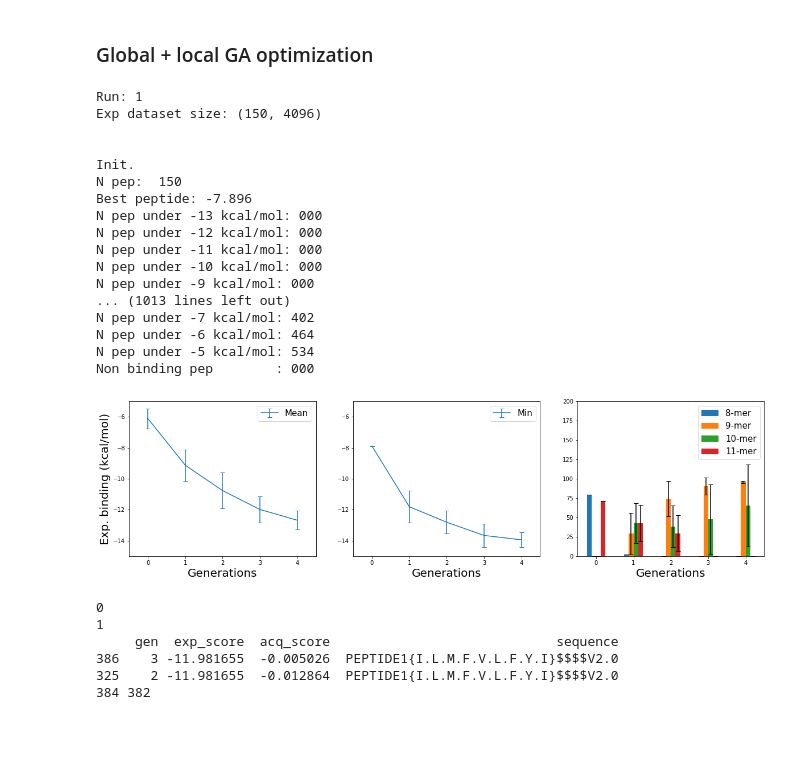
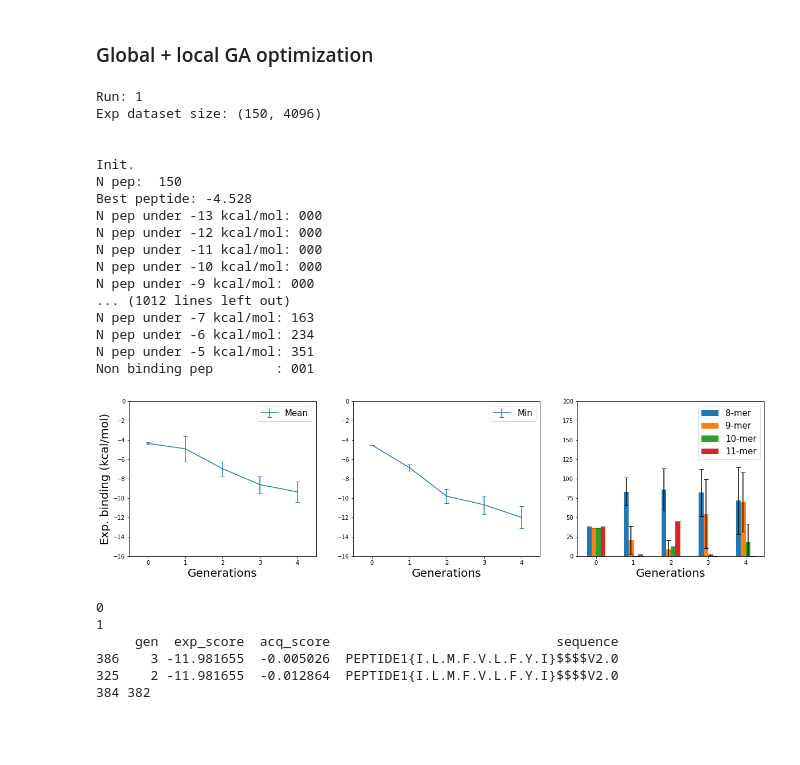
Before and after one commit to jeeberhardt/mobius, a Jupyter notebook: data/helm_ga/Untitled2.ipynb, the cells around one changed output. Cells and saved outputs as stored; diff of their text form; code cells hidden in the pictures.

Commit message:
Changed how the initial random peptides are generated

```diff
--- a/data/helm_ga/Untitled2.ipynb
+++ b/data/helm_ga/Untitled2.ipynb
@@ -761,11 +782,26 @@ PARMPFRRRAR [-1.40506211]
 # %%
-n_peptides = 150
-peptide_length = [8, 11]
-energy_bounds = [-8.2, -5] # about between 1 and 250 uM
-energy_cutoff = -5 # around 250 uM
+random_peptides = []
+random_peptide_scores = []
+
+n_peptides = [38, 37, 37, 38]
+peptide_length = [8, 9, 10, 11]
+energy_bounds = [-4.53, -4.11] # about between 500 uM and 1 mM
+energy_cutoff = -4.11 # 1 mM
+
+pssm_files = ['../mhc/IEDB_MHC_I-2.9_matx_smm_smmpmbec/smmpmbec_matrix/HLA-A-02:01-8.txt',
+              '../mhc/IEDB_MHC_I-2.9_matx_smm_smmpmbec/smmpmbec_matrix/HLA-A-02:01-9.txt',
+              '../mhc/IEDB_MHC_I-2.9_matx_smm_smmpmbec/smmpmbec_matrix/HLA-A-02:01-10.txt',
+              '../mhc/IEDB_MHC_I-2.9_matx_smm_smmpmbec/smmpmbec_matrix/HLA-A-02:01-11.txt']
+mps = MHCIPeptideScorer(pssm_files, mhci, energy_cutoff=energy_cutoff)
 
 # Generate random peptides
-random_peptides, random_peptide_scores = mps.generate_random_peptides(n_peptides, energy_bounds, peptide_length)
+for n, size in zip(n_peptides, peptide_length):
+    tmp_peptides, tmp_peptide_scores = mps.generate_random_peptides(n, energy_bounds, size)
+    random_peptides.append(tmp_peptides)
+    random_peptide_scores.append(tmp_peptide_scores)
+
+random_peptides = np.concatenate(random_peptides)
+random_peptide_scores = np.concatenate(random_peptide_scores)
 
 clusters = defaultdict(list)
 for i, sequence in enumerate(random_peptides):
@@ -773,6 +809,7 @@ for i, sequence in enumerate(random_peptides):
 print('Distribution:', ['%d: %d' % (k, len(clusters[k])) for k in sorted(clusters.keys())])
 print('')
 
+print(len(random_peptides))
 print(random_peptides)
 print(random_peptide_scores)
 # %% [output]
@@ -1060,7 +1097,7 @@ class DMTExperience:
             print('Init.')
             print('N pep: ', X_fps_exp.shape[0])
             print('Best peptide: %.3f' % y_exp.min())
-            for n in [-13, -12, -11, -10, -9, -8, -7, -6, -5]:
+            for n in [-13, -12, -11, -10, -9, -8]:
                 print('N pep under %d kcal/mol: %03d' % (n, y_exp[y_exp < n].shape[0]))
             print('Non binding pep        : %03d' % (y_exp[y_exp == 0.].shape[0]))
             print('\n')
@@ -1102,7 +1139,7 @@ class DMTExperience:
                 print('')
                 print('N pep: ', X_fps_exp.shape[0])
                 print('Best peptide: %.3f' % y_exp.min())
-                for n in [-13, -12, -11, -10, -9, -8,  -7, -6, -5]:
+                for n in [-13, -12, -11, -10, -9, -8]:
                     print('N pep under %d kcal/mol: %03d' % (n, y_exp[y_exp < n].shape[0]))
                 print('Non binding pep        : %03d' % (y_exp[y_exp == 0.].shape[0]))
                 print('')
@@ -1130,17 +1167,17 @@ Exp dataset size: (150, 4096)
 
 Init.
 N pep:  150
-Best peptide: -7.896
+Best peptide: -4.528
 N pep under -13 kcal/mol: 000
 N pep under -12 kcal/mol: 000
 N pep under -11 kcal/mol: 000
 N pep under -10 kcal/mol: 000
 N pep under -9 kcal/mol: 000
-... (1013 lines left out)
-N pep under -7 kcal/mol: 402
-N pep under -6 kcal/mol: 464
-N pep under -5 kcal/mol: 534
-Non binding pep        : 000
+... (1012 lines left out)
+N pep under -7 kcal/mol: 163
+N pep under -6 kcal/mol: 234
+N pep under -5 kcal/mol: 351
+Non binding pep        : 001
 # %%
 fig, axarr = plt.subplots(1, 3, sharex=True, figsize=(20, 5))
 
@@ -1176,37 +1213,37 @@ y = df.groupby(by=['sample', 'gen', 'length'])\
   .fillna(0)
 
 # fillna(0) to avoid NaN otherwise removed when pivoting...
 errors = df.groupby(by=['sample', 'gen', 'length'])\
   .agg(['count'])['exp_score']\
   .groupby(['gen', 'length'])\
   .std()\
   .fillna(0)\
   .pivot_table(['count'], ['gen'], 'length')\
   .reset_index()\
   .fillna(0)
 
 y.plot.bar(x='gen', yerr=errors, ax=axarr[2], capsize=4, rot=0, fontsize=10)
 
 axarr[0].set_xlabel('Generations', fontsize=20)
 axarr[1].set_xlabel('Generations', fontsize=20)
 axarr[2].set_xlabel('Generations', fontsize=20)
 axarr[0].set_ylabel('Exp. binding (kcal/mol)', fontsize=20)
 
-axarr[0].set_ylim([-15, -5])
-axarr[1].set_ylim([-15, -5])
+axarr[0].set_ylim([-16, 0])
+axarr[1].set_ylim([-16, 0])
 axarr[2].set_ylim([0, 200])
 
 axarr[0].legend(['Mean'], fontsize=15)
 axarr[1].legend(['Min'], fontsize=15)
 axarr[2].legend(['%d-mer' % s for s in np.sort(df['length'].unique())], fontsize=15)
 
 date = datetime.now().strftime("%d-%m-%Y_%H:%M")
-run_name = '%s_8-11mers_G4-1000-0.5_L10-500-0.1_8-9-10-11-mers_3_pi' % date
+run_name = '%s_8-9-10-11-mers_500uM-1mM_G4-1000-0.5_L10-500-0.1_8-to-11-mers_pi' % date
 df.to_csv('data_%s.csv' % run_name, index=False)
 plt.savefig('figure_%s.png' % run_name, dpi=300, bbox_inches='tight')
 plt.show()
 # %% [output]
-[figure, old version]
+[figure, new version]
 # %%
 for name, group in df.groupby(by='sample'):
     print(name)
```
Also changed, not shown: parts of 4 cells of this notebook, 18 other files.
